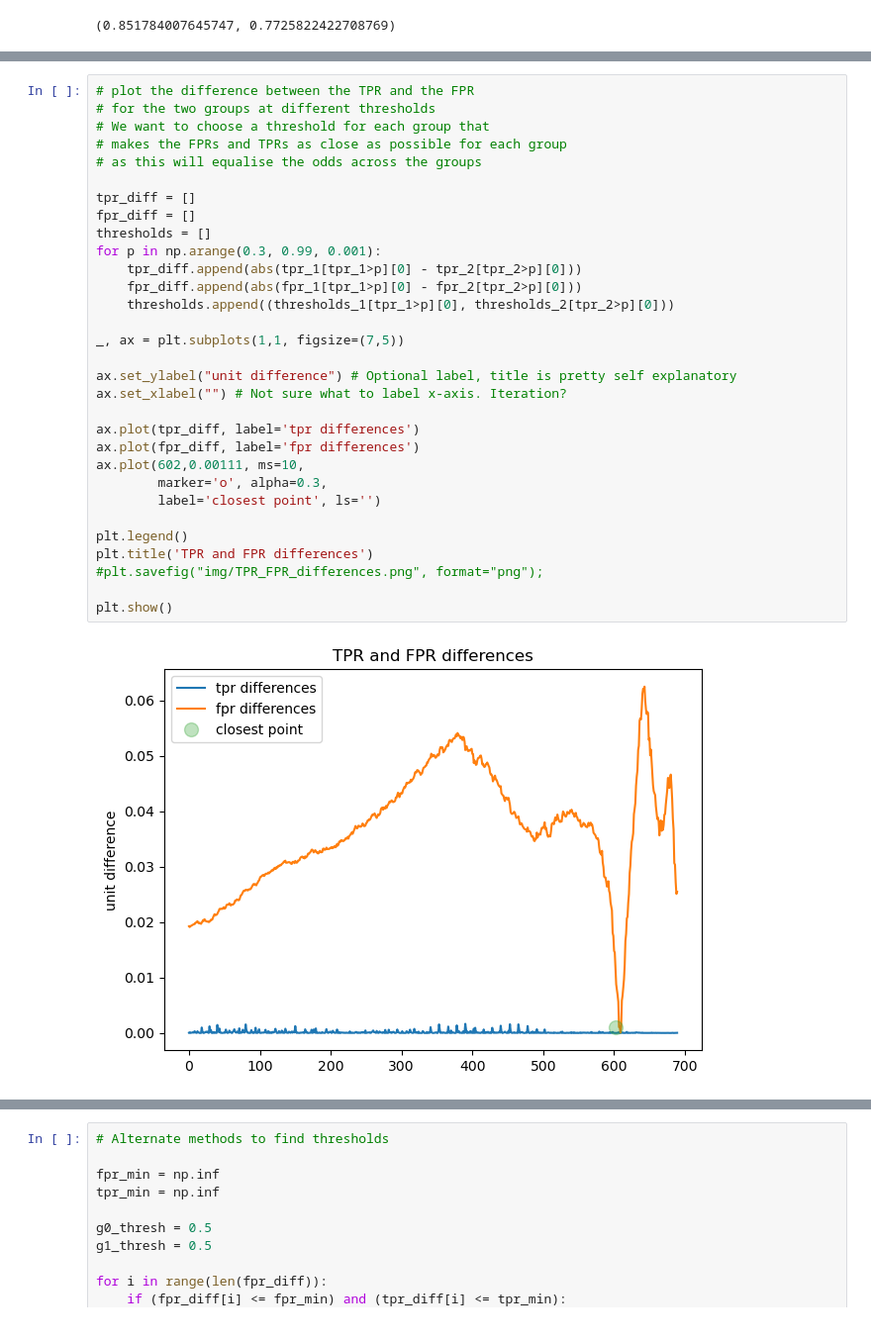
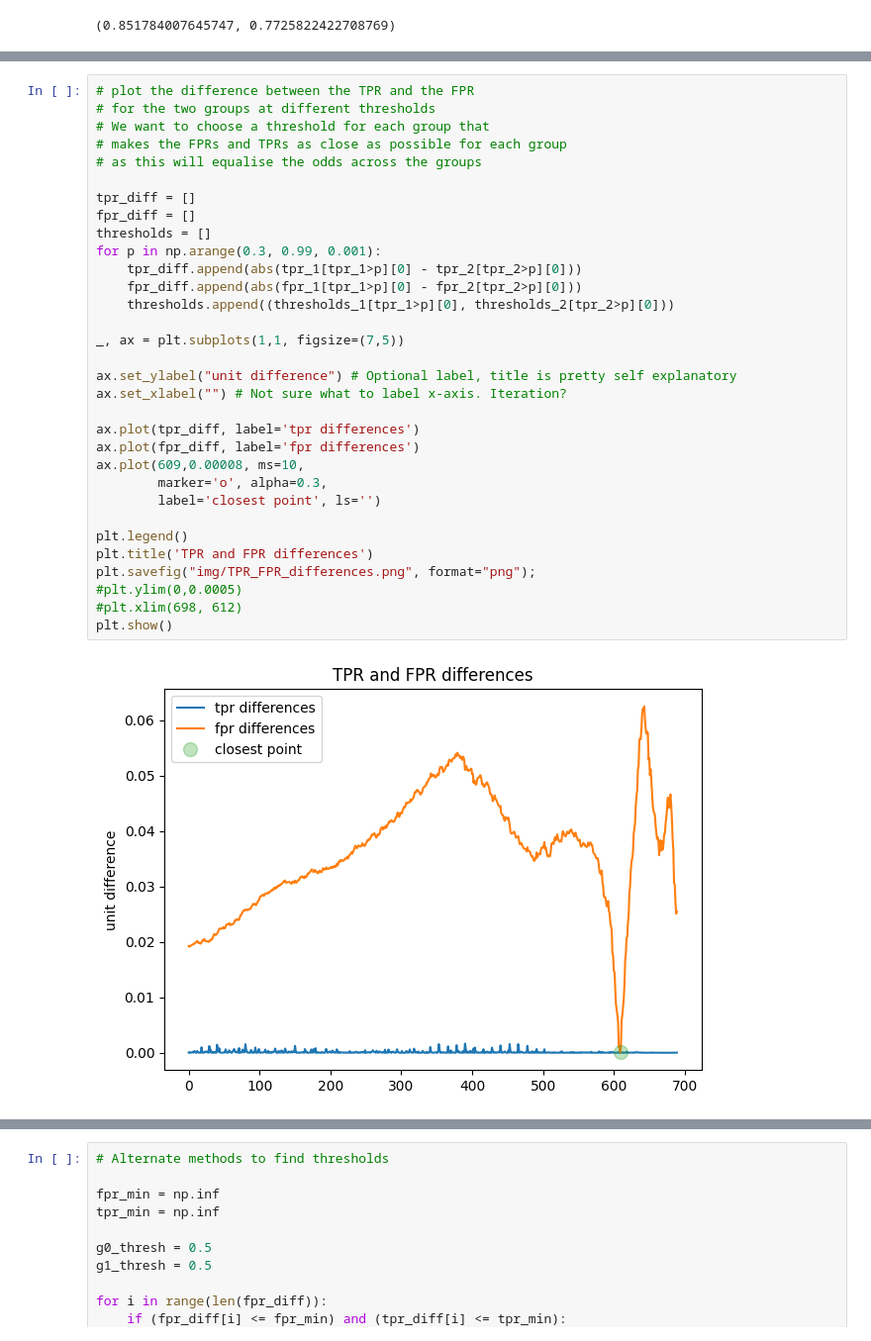
Before and after one commit to Xannadoo/Algorithmic_Fairness_Mandatories, a Jupyter notebook: Mandatory_1/afae24-assignment.ipynb, the cells around one changed output, grey strips where cells are left out. Shown at 99% size. Drawn from its saved outputs; the diff is of its cells as text.

```diff
--- a/Mandatory_1/afae24-assignment.ipynb
+++ b/Mandatory_1/afae24-assignment.ipynb
@@ -466,35 +490,36 @@ plt.savefig("img/ROC_curve.png", format="png")
 # %%
 # plot the difference between the TPR and the FPR
 # for the two groups at different thresholds
 # We want to choose a threshold for each group that
 # makes the FPRs and TPRs as close as possible for each group
 # as this will equalise the odds across the groups
 
 tpr_diff = []
 fpr_diff = []
 thresholds = []
 for p in np.arange(0.3, 0.99, 0.001):
     tpr_diff.append(abs(tpr_1[tpr_1>p][0] - tpr_2[tpr_2>p][0]))
     fpr_diff.append(abs(fpr_1[tpr_1>p][0] - fpr_2[tpr_2>p][0]))
     thresholds.append((thresholds_1[tpr_1>p][0], thresholds_2[tpr_2>p][0]))
 
 _, ax = plt.subplots(1,1, figsize=(7,5))
 
 ax.set_ylabel("unit difference") # Optional label, title is pretty self explanatory
 ax.set_xlabel("") # Not sure what to label x-axis. Iteration?
 
 ax.plot(tpr_diff, label='tpr differences')
 ax.plot(fpr_diff, label='fpr differences')
-ax.plot(602,0.00111, ms=10,
+ax.plot(609,0.00008, ms=10,
         marker='o', alpha=0.3,
         label='closest point', ls='')
 
 plt.legend()
 plt.title('TPR and FPR differences')
-#plt.savefig("img/TPR_FPR_differences.png", format="png");
-
+plt.savefig("img/TPR_FPR_differences.png", format="png");
+#plt.ylim(0,0.0005)
+#plt.xlim(698, 612)
 plt.show()
 # %% [output]
-[figure, old version]
+[figure, new version]
 # %%
 #choose the point with smallest differences between the groups tpr, and fpr rates.
```
Also changed, not shown: parts of 23 cells of this notebook, 11 other files.
